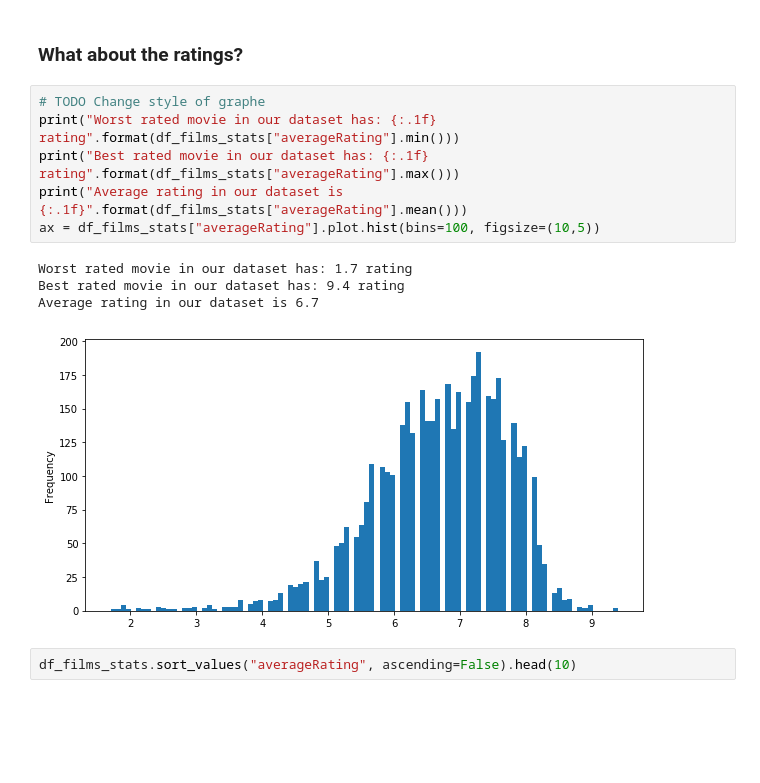
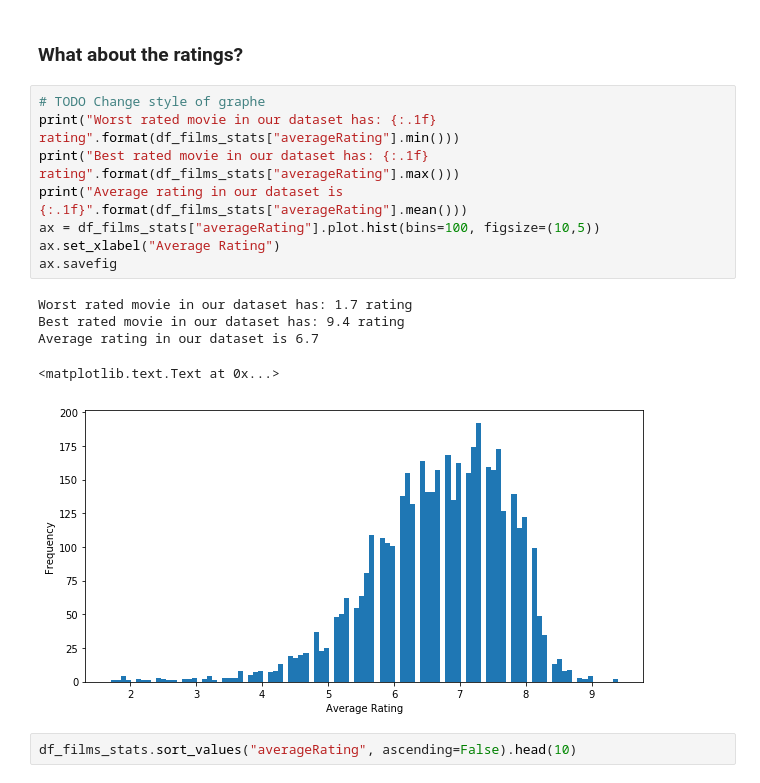
Before and after one commit to Xabitsuki/adamax, a Jupyter notebook: NotebookFinal.ipynb, the cells around one changed output. Cells and saved outputs as stored; diff of their text form; blank space fills up the shorter version.

Commit message:
add first graph

```diff
--- a/NotebookFinal.ipynb
+++ b/NotebookFinal.ipynb
@@ -431,14 +431,17 @@ Apart from some outliers, our data is well centered to the runtime value of 100
 # %%
 # TODO Change style of graphe
 print("Worst rated movie in our dataset has: {:.1f} rating".format(df_films_stats["averageRating"].min()))
 print("Best rated movie in our dataset has: {:.1f} rating".format(df_films_stats["averageRating"].max()))
 print("Average rating in our dataset is {:.1f}".format(df_films_stats["averageRating"].mean()))
 ax = df_films_stats["averageRating"].plot.hist(bins=100, figsize=(10,5))
+ax.set_xlabel("Average Rating")
+ax.savefig
 # %% [output]
 Worst rated movie in our dataset has: 1.7 rating
 Best rated movie in our dataset has: 9.4 rating
 Average rating in our dataset is 6.7
+<matplotlib.text.Text at 0x...>
-[figure, old version]
+[figure, new version]
 # %%
 df_films_stats.sort_values("averageRating", ascending=False).head(10)
 # %% [output]
```
Also changed, not shown: parts of 36 cells of this notebook, 1 other file.
